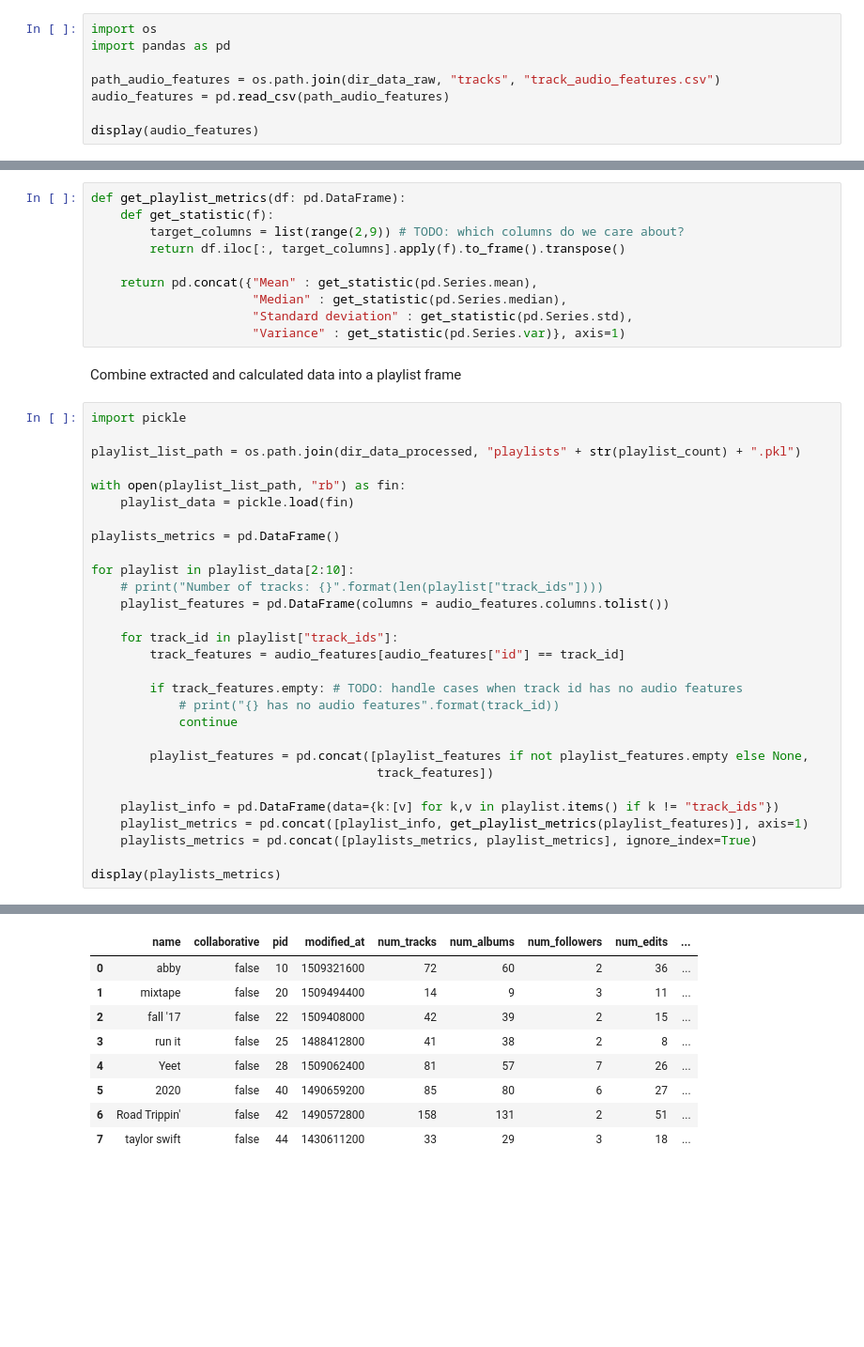
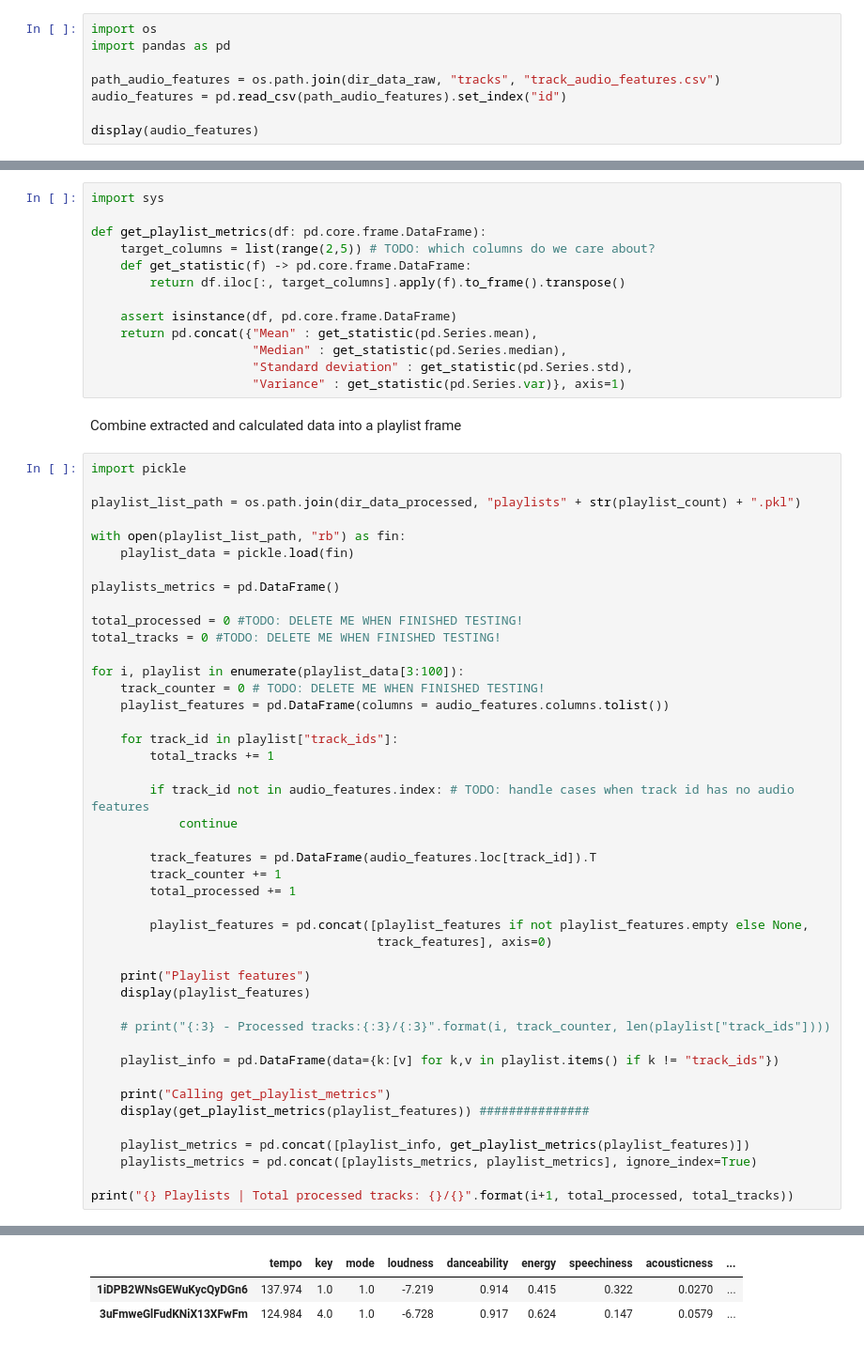
Before and after one commit to laustam/spotifeature, a Jupyter notebook: notebooks/data_merging.ipynb, the cells around one changed output, grey strips where cells are left out. Shown at 94% size. Saved outputs shown, nothing was run; the diff lists cells and outputs as text; blank space fills up the shorter version.

```diff
--- a/notebooks/data_merging.ipynb
+++ b/notebooks/data_merging.ipynb
@@ -17,7 +17,7 @@ import os
 import pandas as pd
 
 path_audio_features = os.path.join(dir_data_raw, "tracks", "track_audio_features.csv")
-audio_features = pd.read_csv(path_audio_features)
+audio_features = pd.read_csv(path_audio_features).set_index("id")
 
 display(audio_features)
 # %% [output]
@@ -37,11 +39,14 @@ display(audio_features)
 # %% [markdown]
 Create a function to compute relevant metrics about a playlist's audio features.
 # %%
-def get_playlist_metrics(df: pd.DataFrame):
-    def get_statistic(f):
-        target_columns = list(range(2,9)) # TODO: which columns do we care about?
+import sys
+
+def get_playlist_metrics(df: pd.core.frame.DataFrame):
+    target_columns = list(range(2,5)) # TODO: which columns do we care about?
+    def get_statistic(f) -> pd.core.frame.DataFrame:
         return df.iloc[:, target_columns].apply(f).to_frame().transpose()
 
+    assert isinstance(df, pd.core.frame.DataFrame)
     return pd.concat({"Mean" : get_statistic(pd.Series.mean),
                       "Median" : get_statistic(pd.Series.median),
                       "Standard deviation" : get_statistic(pd.Series.std),
@@ -58,23 +63,38 @@ with open(playlist_list_path, "rb") as fin:
 
 playlists_metrics = pd.DataFrame()
 
-for playlist in playlist_data[2:10]:
-    # print("Number of tracks: {}".format(len(playlist["track_ids"])))
+total_processed = 0 #TODO: DELETE ME WHEN FINISHED TESTING!
+total_tracks = 0 #TODO: DELETE ME WHEN FINISHED TESTING!
+
+for i, playlist in enumerate(playlist_data[3:100]):
+    track_counter = 0 # TODO: DELETE ME WHEN FINISHED TESTING!
     playlist_features = pd.DataFrame(columns = audio_features.columns.tolist())
 
     for track_id in playlist["track_ids"]:
-        track_features = audio_features[audio_features["id"] == track_id]
+        total_tracks += 1
 
-        if track_features.empty: # TODO: handle cases when track id has no audio features
-            # print("{} has no audio features".format(track_id))
+        if track_id not in audio_features.index: # TODO: handle cases when track id has no audio features
             continue
 
+        track_features = pd.DataFrame(audio_features.loc[track_id]).T
+        track_counter += 1
+        total_processed += 1
+
         playlist_features = pd.concat([playlist_features if not playlist_features.empty else None,
-                                       track_features])
+                                       track_features], axis=0)
+
+    print("Playlist features")
+    display(playlist_features)
+
+    # print("{:3} - Processed tracks:{:3}/{:3}".format(i, track_counter, len(playlist["track_ids"])))
 
     playlist_info = pd.DataFrame(data={k:[v] for k,v in playlist.items() if k != "track_ids"})
-    playlist_metrics = pd.concat([playlist_info, get_playlist_metrics(playlist_features)], axis=1)
+
+    print("Calling get_playlist_metrics")
+    display(get_playlist_metrics(playlist_features)) ###############
+
+    playlist_metrics = pd.concat([playlist_info, get_playlist_metrics(playlist_features)])
     playlists_metrics = pd.concat([playlists_metrics, playlist_metrics], ignore_index=True)
 
-display(playlists_metrics)
+print("{} Playlists | Total processed tracks: {}/{}".format(i+1, total_processed, total_tracks))
 # %% [output]
@@ -81,9 +102,3 @@ display(playlists_metrics)
-|  | name | collaborative | pid | modified_at | num_tracks | num_albums | num_followers | num_edits | ... |
-| 0 | abby | false | 10 | 1509321600 | 72 | 60 | 2 | 36 | ... |
-| 1 | mixtape | false | 20 | 1509494400 | 14 | 9 | 3 | 11 | ... |
-| 2 | fall '17 | false | 22 | 1509408000 | 42 | 39 | 2 | 15 | ... |
-| 3 | run it | false | 25 | 1488412800 | 41 | 38 | 2 | 8 | ... |
-| 4 | Yeet | false | 28 | 1509062400 | 81 | 57 | 7 | 26 | ... |
-| 5 | 2020 | false | 40 | 1490659200 | 85 | 80 | 6 | 27 | ... |
-| 6 | Road Trippin' | false | 42 | 1490572800 | 158 | 131 | 2 | 51 | ... |
-| 7 | taylor swift | false | 44 | 1430611200 | 33 | 29 | 3 | 18 | ... |
+|  | tempo | key | mode | loudness | danceability | energy | speechiness | acousticness | ... |
+| 1iDPB2WNsGEWuKycQyDGn6 | 137.974 | 1.0 | 1.0 | -7.219 | 0.914 | 0.415 | 0.322 | 0.0270 | ... |
+| 3uFmweGlFudKNiX13XFwFm | 124.984 | 4.0 | 1.0 | -6.728 | 0.917 | 0.624 | 0.147 | 0.0579 | ... |
```
Also changed, not shown: parts of 3 cells of this notebook.
